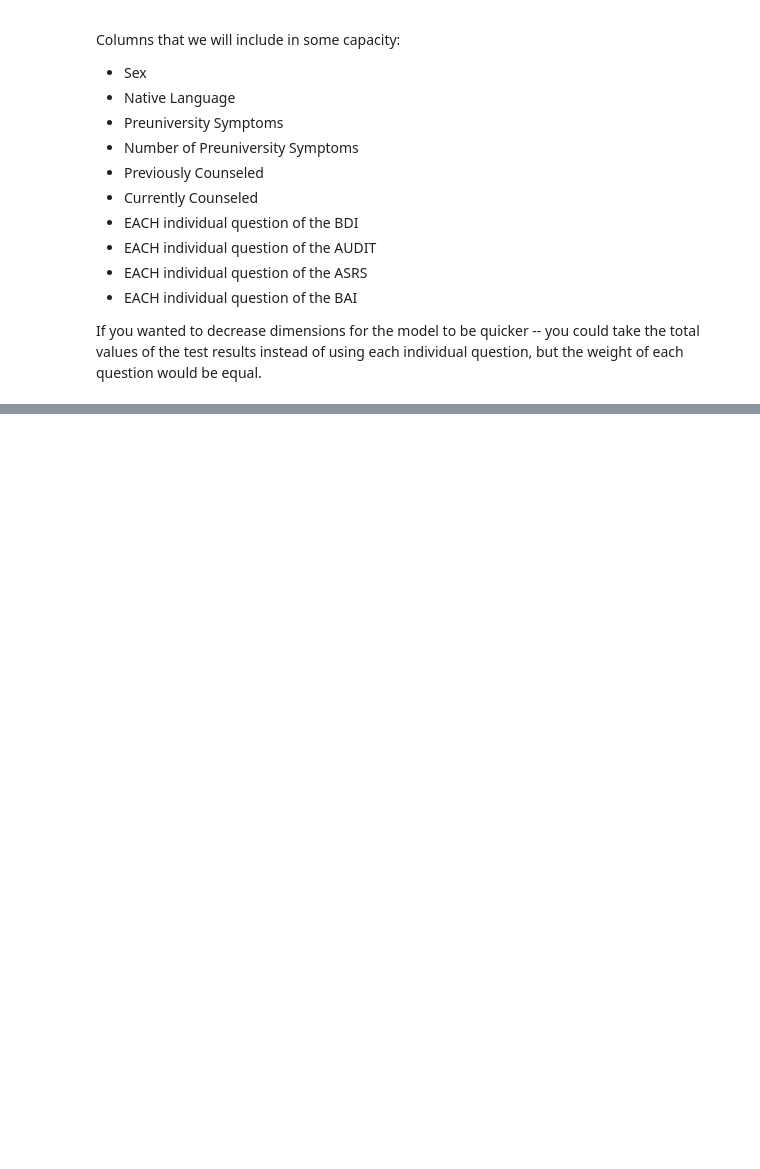
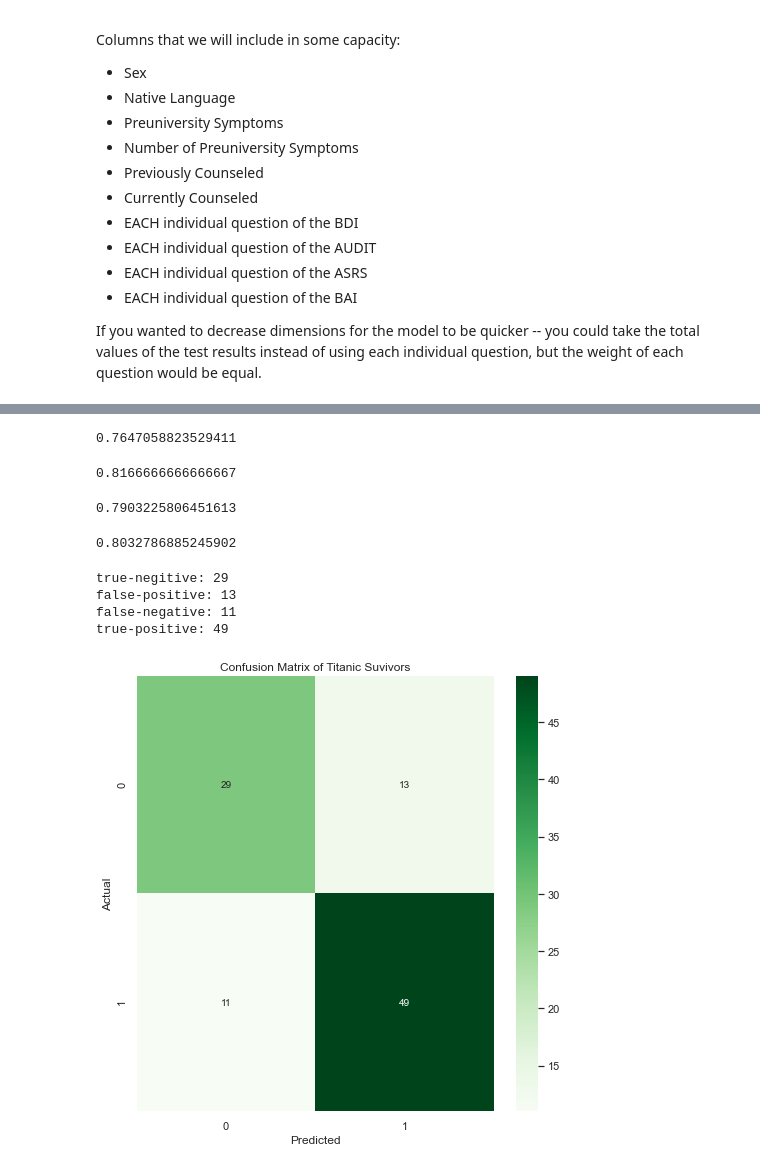
Before and after one commit to salamandermartin/adhd_diagnosis_pred, a Jupyter notebook: ADHD_Diagnosis.ipynb, the cells around one changed output, grey strips where cells are left out. Saved outputs shown, nothing was run; the diff lists cells and outputs as text; code cells hidden in the pictures; blank space fills up the shorter version.

Commit message:
model improvements and markdowns

```diff
--- a/ADHD_Diagnosis.ipynb
+++ b/ADHD_Diagnosis.ipynb
@@ -189,7 +189,7 @@ def has_adhd(x):
         return 0
 
     if 'adhd' in str(x).split(' '):
-        return 2 #suspected to have adhd
+        return 1 #suspected to have adhd
     elif str(x) not in answered_none_diff and not None:
         return 1 ##possibly has other disorder
     return 0 #suspected to not have a disorder
@@ -222,5 +222,5 @@ Columns that we will include in some capacity:
 
 If you wanted to decrease dimensions for the model to be quicker -- you could take the total values of the test results instead of using each individual question, but the weight of each question would be equal.
 # %%
-df = pd.get_dummies(df, columns = ['sex', 'preuniversity_symptomatic', 'currently_medicated'], drop_first = True)
+df = pd.get_dummies(df, columns = ['sex', 'preuniversity_symptomatic', 'currently_counseled', 'previously_counseled'], drop_first = True)
 # %%
@@ -236,5 +254,5 @@ df.head()
 # %%
-features = ['sex_male', 'sex_other', 'preuniversity_symptomatic_yes']
+features = ['sex_male', 'sex_other', 'preuniversity_symptomatic_yes', 'currently_counseled_not applicable' , 'currently_counseled_yes', 'previously_counseled_not applicable', 'previously_counseled_yes']
 
 def questionnaire_column_add(test_name, end):
     for num in range(1, end):
@@ -244,7 +262,7 @@ def questionnaire_column_add(test_name, end):
 questionnaire_column_add('bdi', 22)
 questionnaire_column_add('audit', 10)
 questionnaire_column_add('asrs', 19)
-questionnaire_column_add('bai', 22)
+# questionnaire_column_add('bai', 22)
 
 # for bdi_num in range(1,22):
 #     col_name = "bdi1_item_" + str(bdi_num)
@@ -330,0 +290,3 @@ ValueError: Target is multiclass but average='binary'. Please choose another ave
+# %%
+model = LogisticRegression().fit(X_train,y_train)
+print(type(model))
@@ -330,0 +353,44 @@ ValueError: Target is multiclass but average='binary'. Please choose another ave
+# %%
+accuracy = accuracy_score(y_test, y_pred)
+print(accuracy)
+# %% [output]
+0.7647058823529411
+# %%
+recall = recall_score(y_test, y_pred)
+print(recall)
+# %% [output]
+0.8166666666666667
+# %%
+precision = precision_score(y_test, y_pred)
+print(precision)
+# %% [output]
+0.7903225806451613
+# %%
+f1_score(y_test, y_pred)
+# %% [output]
+0.8032786885245902
+# %%
+cm = confusion_matrix(y_test, y_pred)
+
+# Just rounding them so the numbers are easier to read
+cm = cm.round(2)
+
+
+tn, fp, fn, tp = confusion_matrix(y_test, y_pred).ravel()
+
+fig = plt.figure(figsize=(8,8))
+ax = sns.heatmap(cm, annot=True, cmap='Greens')
+plt.title("Confusion Matrix of Titanic Suvivors")
+plt.xlabel('Predicted')
+plt.ylabel('Actual')
+
+print('true-negitive:', tn,
+      '\nfalse-positive:', fp,
+      '\nfalse-negative:', fn,
+      '\ntrue-positive:', tp )
+# %% [output]
+true-negitive: 29
+false-positive: 13
+false-negative: 11
+true-positive: 49
+[figure, added]
```
Also changed, not shown: parts of 17 cells of this notebook.
